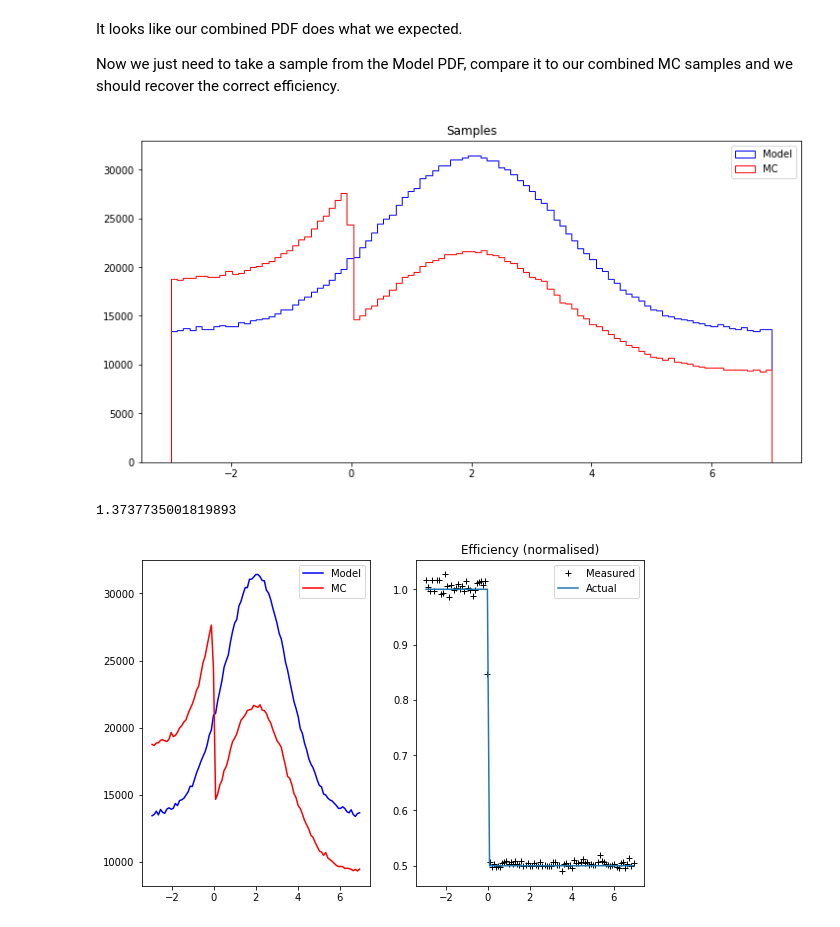
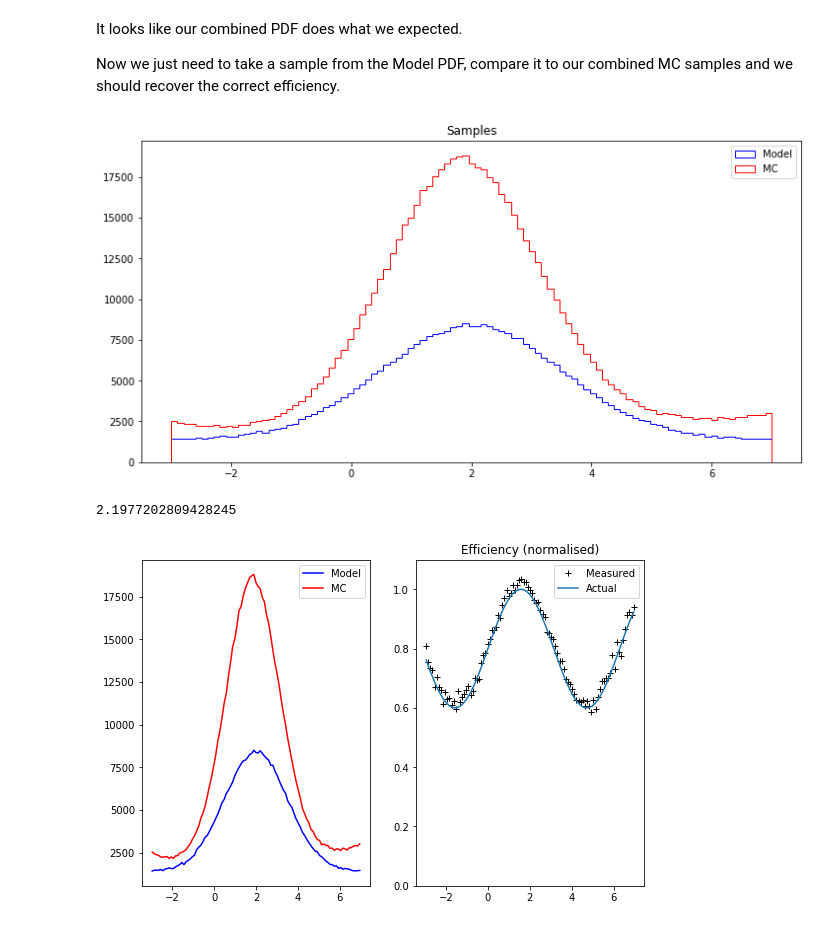
Before and after one commit to richard-lane/addPdfs, a Jupyter notebook: efficiency_toy.ipynb, the cells around one changed output. Saved outputs shown, nothing was run; the diff lists cells and outputs as text; code cells hidden in the pictures.

Commit message:
plot sinusoidal efficiency

```diff
--- a/efficiency_toy.ipynb
+++ b/efficiency_toy.ipynb
@@ -8,6 +8,7 @@ Example of the efficiency correction procedure using multiple distributions
 import numpy as np
 from scipy.stats import norm
 import matplotlib.pyplot as plt
+from tqdm import tqdm
 
 from matplotlib import rcParams
 
@@ -28,14 +29,16 @@ def sample(N, pdf):
     points = np.zeros(N)
     num_generated = 0
 
-    while num_generated < N:
-        # Generate a point
-        x = pdf_domain[0] + (pdf_domain[1] - pdf_domain[0]) * rng.random()
-        y = pdf_range[0] + (pdf_range[1] - pdf_range[0]) * rng.random()
+    with tqdm(total=N) as pbar:
+        while num_generated < N:
+            # Generate a point
+            x = pdf_domain[0] + (pdf_domain[1] - pdf_domain[0]) * rng.random()
+            y = pdf_range[0] + (pdf_range[1] - pdf_range[0]) * rng.random()
 
-        if y < pdf(x):
-            points[num_generated] = x
-            num_generated += 1
+            if y < pdf(x):
+                points[num_generated] = x
+                num_generated += 1
+                pbar.update(1)
 
     return points
 # %% [markdown]
@@ -63,9 +66,7 @@ def A_phsp(x):
     return int(pdf_domain[0] < x < pdf_domain[1])
 
 def e(x):
-    if x < 0:
-        return 1
-    return 0.5
+    return 0.8 + 0.2 * np.sin(x)
 
 x = np.linspace(*pdf_domain, 100)
 fig, ax = plt.subplots(1, 2, figsize=(12.0, 6.0))
@@ -86,6 +87,6 @@ plt.show()
 # %%
 # Generate different numbers of points from each distribution
-N_rs, N_phsp = 500000, 1200000
+N_rs, N_phsp, N_model = 500000, 240000, 400000
 mc_rs_sample = sample(N_rs, lambda x: A_rs(x) * e(x))
 mc_phsp_sample = sample(N_phsp, lambda x: A_phsp(x) * e(x))
 mc_sample = np.concatenate((mc_rs_sample, mc_phsp_sample))
@@ -150,30 +150,32 @@ plt.legend()
 
 plt.show()
 # %% [output]
-[figure, old version]
+[figure, new version]
 # %%
 bin_centres = (bins[1:] + bins[:-1]) / 2
 hist_ratio = mc_hist / model_hist
 ideal_efficiency = [e(x) for x in bin_centres]
 
 # scale the histogram ratio
-scale_factor = np.mean(hist_ratio[bin_centres <  0])
+# Scale the mean to 0.8.. ish
+scale_factor = np.mean(hist_ratio) / 0.78
 hist_ratio /= scale_factor
 print(scale_factor)
 # %% [output]
-1.3737735001819893
+2.1977202809428245
 # %%
 fig, ax = plt.subplots(1, 2, figsize=(9, 6))
 
 ax[0].plot(bin_centres, model_hist, "b", label="Model")
 ax[0].plot(bin_centres, mc_hist, "r", label="MC")
 ax[0].legend()
 
 
 ax[1].plot(bin_centres, hist_ratio, "k+", label="Measured")
 ax[1].plot(bin_centres, ideal_efficiency, label="Actual")
 ax[1].set_title("Efficiency (normalised)")
+ax[1].set_ylim((0.0, 1.1))
 ax[1].legend()
 plt.show()
 # %% [output]
-[figure, old version]
+[figure, new version]
```
Also changed, not shown: parts of 4 cells of this notebook.
